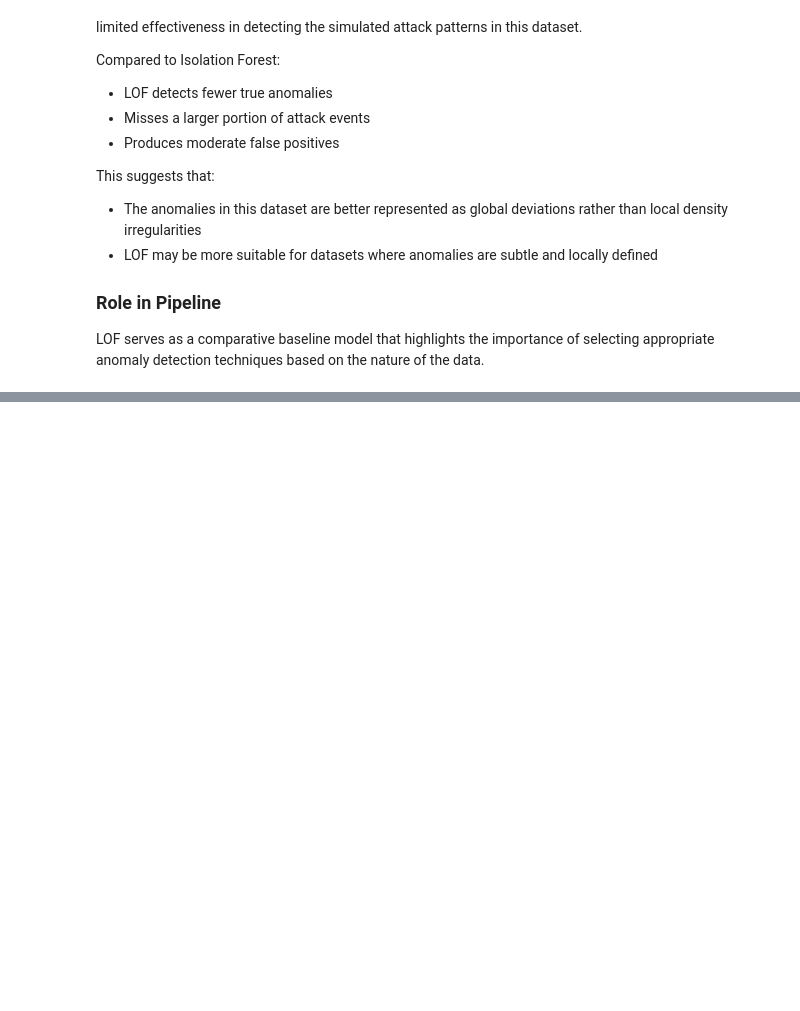
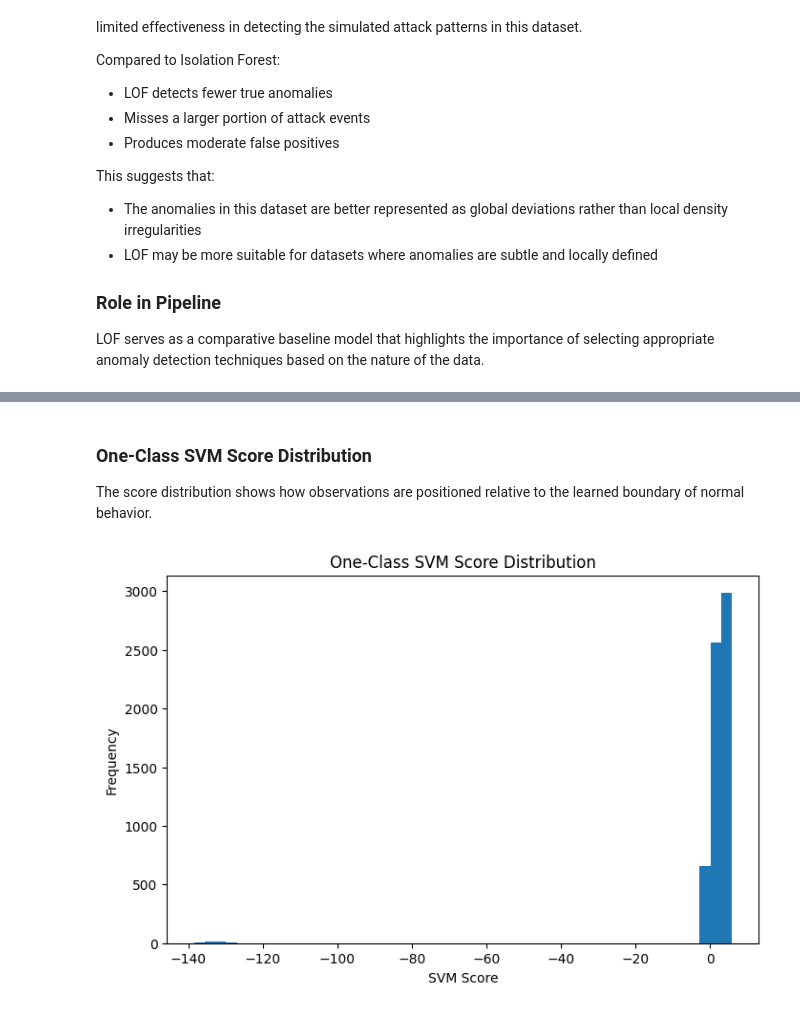
Before and after one commit to 0x0allenace/security-anomaly-project, a Jupyter notebook: notebooks/exploration.ipynb, the cells around one changed output, grey strips where cells are left out. Cells and saved outputs as stored; diff of their text form; code cells hidden in the pictures; blank space fills up the shorter version.

```diff
--- a/notebooks/exploration.ipynb
+++ b/notebooks/exploration.ipynb
@@ -910,0 +990,12 @@ LOF serves as a comparative baseline model that highlights the importance of sel
+# %% [markdown]
+### One-Class SVM Score Distribution
+The score distribution shows how observations are positioned relative to the learned boundary of normal behavior.
+# %%
+plt.figure(figsize=(8,5))
+plt.hist(df_svm["svm_score"], bins=50)
+plt.title("One-Class SVM Score Distribution")
+plt.xlabel("SVM Score")
+plt.ylabel("Frequency")
+plt.show()
+# %% [output]
+[figure, added]
```
Also changed, not shown: parts of 30 cells of this notebook, 3 other files.
